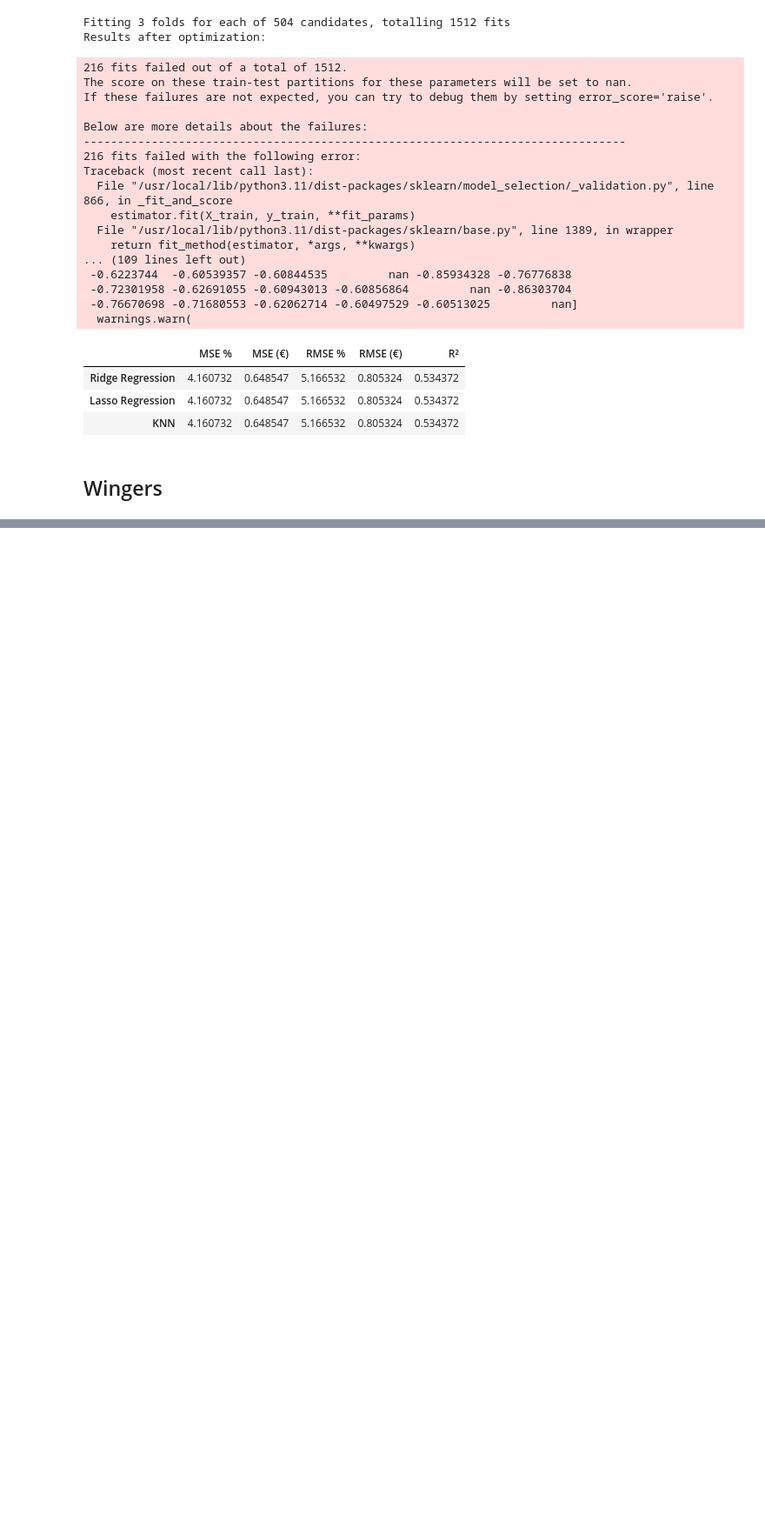
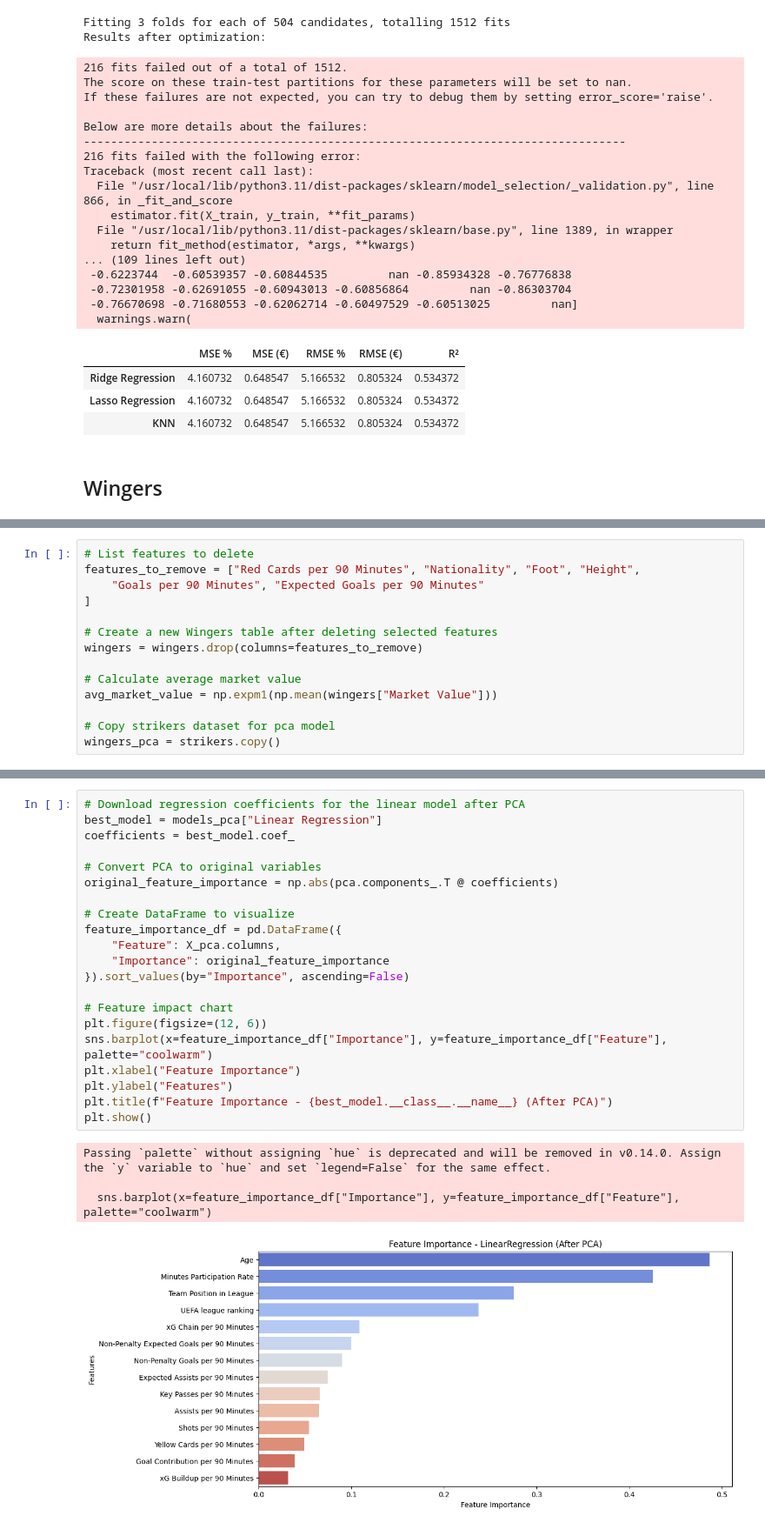
Before and after one commit to l3wandowskyy/Pricing-Footballers-Master, a Jupyter notebook: preditict_value_footballer.ipynb, the cells around one changed output, grey strips where cells are left out. Shown at 87% size. Cells and saved outputs as stored; diff of their text form; blank space fills up the shorter version.

```diff
--- a/preditict_value_footballer.ipynb
+++ b/preditict_value_footballer.ipynb
@@ -1378,0 +1425,14 @@ Traceback (most recent call last):
+# %%
+# List features to delete
+features_to_remove = ["Red Cards per 90 Minutes", "Nationality", "Foot", "Height",
+    "Goals per 90 Minutes", "Expected Goals per 90 Minutes"
+]
+
+# Create a new Wingers table after deleting selected features
+wingers = wingers.drop(columns=features_to_remove)
+
+# Calculate average market value
+avg_market_value = np.expm1(np.mean(wingers["Market Value"]))
+
+# Copy strikers dataset for pca model
+wingers_pca = strikers.copy()
@@ -1378,0 +1842,26 @@ Traceback (most recent call last):
+# %%
+# Download regression coefficients for the linear model after PCA
+best_model = models_pca["Linear Regression"]
+coefficients = best_model.coef_
+
+# Convert PCA to original variables
+original_feature_importance = np.abs(pca.components_.T @ coefficients)
+
+# Create DataFrame to visualize
+feature_importance_df = pd.DataFrame({
+    "Feature": X_pca.columns,
+    "Importance": original_feature_importance
+}).sort_values(by="Importance", ascending=False)
+
+# Feature impact chart
+plt.figure(figsize=(12, 6))
+sns.barplot(x=feature_importance_df["Importance"], y=feature_importance_df["Feature"], palette="coolwarm")
+plt.xlabel("Feature Importance")
+plt.ylabel("Features")
+plt.title(f"Feature Importance - {best_model.__class__.__name__} (After PCA)")
+plt.show()
+# %% [output]
+Passing `palette` without assigning `hue` is deprecated and will be removed in v0.14.0. Assign the `y` variable to `hue` and set `legend=False` for the same effect.
+
+  sns.barplot(x=feature_importance_df["Importance"], y=feature_importance_df["Feature"], palette="coolwarm")
+[figure, added]
```
Also changed, not shown: parts of 13 cells of this notebook.
